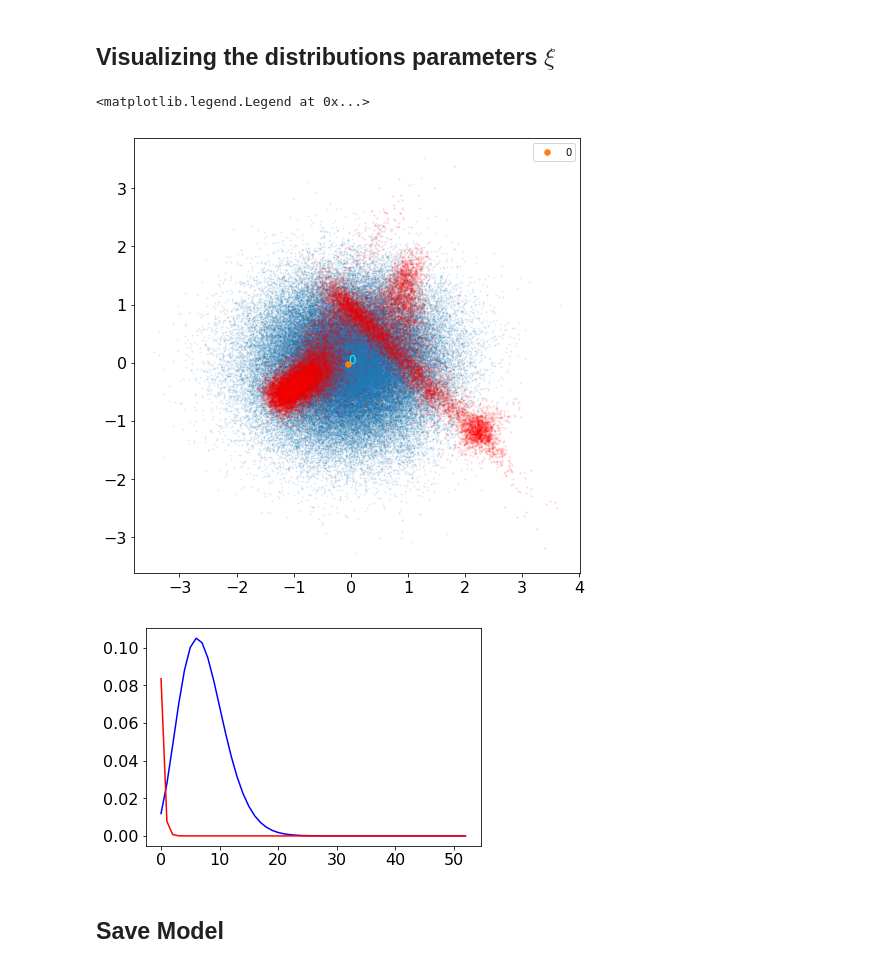
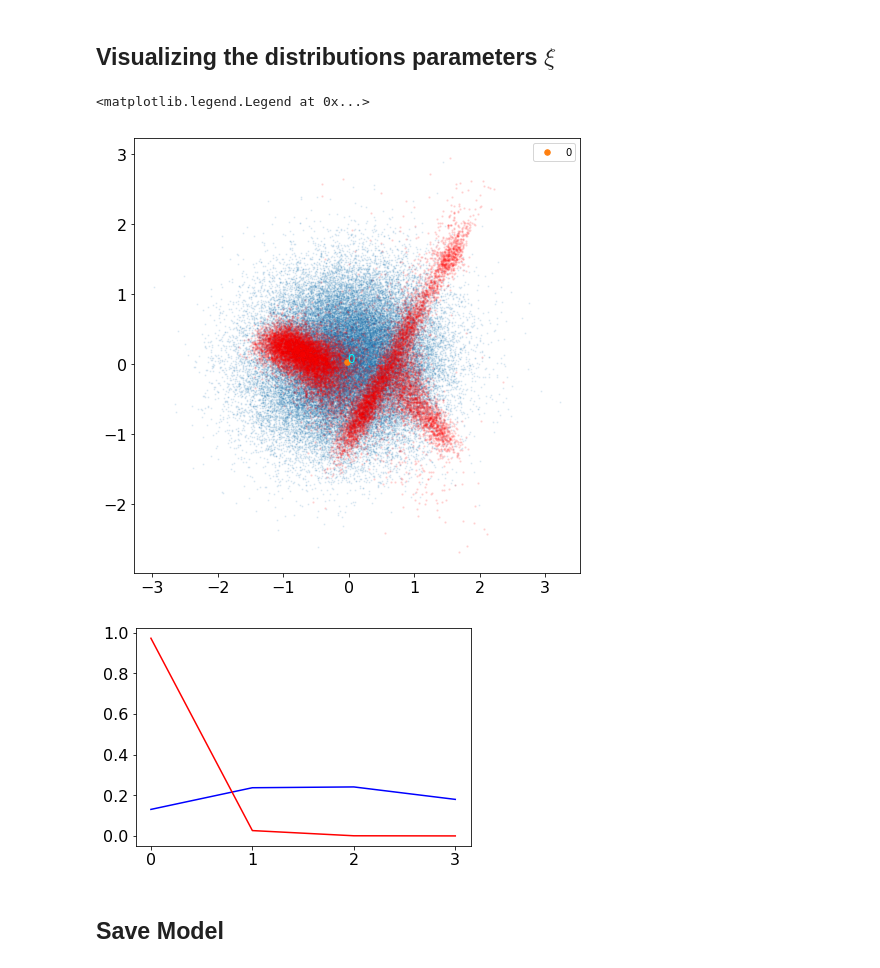
Before and after one commit to broadinstitute/CellBender, a Jupyter notebook: proto/chimera/notebooks/dtm_exploration.ipynb, the cells around one changed output. Drawn from its saved outputs; the diff is of its cells as text; code cells hidden in the pictures.

```diff
--- a/proto/chimera/notebooks/dtm_exploration.ipynb
+++ b/proto/chimera/notebooks/dtm_exploration.ipynb
@@ -114,8 +114,8 @@ WARNING:root:Number of retained genes: 19822
 ## Model, training, and regularization configuration
 # %%
 init_params_dict = {
-    'chimera.alpha_c': 0.0,
-    'chimera.beta_c': 0.5,
+    'chimera.alpha_c': 0.1,
+    'chimera.beta_c': 0.1,
     'fsd.gmm_num_components': 1,
     'fsd.gmm_dirichlet_concentration': 1.0,
     'fsd.gmm_min_weight_per_component': 1e-3,
@@ -130,9 +130,14 @@ init_params_dict = {
     'fsd.xi_posterior_min_scale': 0.0,
     'chimera.enable_hyperparameter_optimization': False,
     'model.n_particles_fingerprint_log_like': 10,
-    "e_hi.init_zeta_scale": 0.1
+    'e_hi.init_zeta_scale': 0.1,
+    'e_hi.zeta_cov_f_norm_constraint': None
 }
 
+guide_spec_dict = {
+    'fsd_xi': 'gaussian',
+    'e_hi': 'gaussian'
+}
 
 fsd_init_params_dict = {
     'fsd_init.min_mu_lo': 0.02,
@@ -232,10 +237,10 @@ slow_params = {
     'fsd_xi_prior_weights_map_k' # fsd xi component weights
 }
 
-n_training_iters = 100_000
+n_training_iters = 20_000
 
-minibatch_genes_per_gene_group = 10
-minibatch_expressing_cells_per_gene = 20
+minibatch_genes_per_gene_group = 20
+minibatch_expressing_cells_per_gene = 10
 minibatch_silent_cells_per_gene = 1
 
 slow_params_lr_reduction_factor = 0.4
@@ -296,7 +302,7 @@ model = DropletTimeMachineModel(
     model_constraint_params_dict=model_constraint_params_dict,
     sc_fingerprint_dtm=sc_fingerprint_dtm,
     fsd_codec=fsd_codec,
-    guide_type='gaussian')
+    guide_spec_dict=guide_spec_dict)
 
 def get_adam_args(
     default_base_lr: float,
@@ -494,5 +541,5 @@ with torch.no_grad():
 # %%
-gene_index = 18000
+gene_index = 6
 
 sampler = PosteriorGeneExpressionSampler(model, device, dtype)
 # expr_dict = sampler.get_gene_expression_posterior_sampling_summary(
@@ -660,0 +713,22 @@ _ = plt.hist(logit_p_zero_e_hi, bins=400)
+# %%
+from pyro_extras import get_log_prob_compl
+
+with torch.no_grad():
+    xi_posterior = fsd_codec.get_sorted_fsd_xi(pyro.param("fsd_xi_posterior_loc_gq"))
+    zero = torch.tensor(0, device=device, dtype=dtype)
+    fsd_params_dict = fsd_codec.decode(xi_posterior)
+
+    # get chimeric and real family size distributions
+    fsd_lo_dist, fsd_hi_dist = fsd_codec.get_fsd_components(fsd_params_dict)
+
+    # extract required quantities from the distributions
+    mu_fsd_lo_g = fsd_lo_dist.mean.squeeze(-1)
+    mu_fsd_hi_g = fsd_hi_dist.mean.squeeze(-1)
+    log_p_unobs_lo_g = fsd_lo_dist.log_prob(zero).squeeze(-1)
+    log_p_unobs_hi_g = fsd_hi_dist.log_prob(zero).squeeze(-1)
+    log_p_obs_lo_g = get_log_prob_compl(log_p_unobs_lo_g)
+    log_p_obs_hi_g = get_log_prob_compl(log_p_unobs_hi_g)
+    p_obs_lo_g = log_p_obs_lo_g.exp()
+    p_obs_hi_g = log_p_obs_hi_g.exp()
+
+plt.scatter(np.arange(sc_fingerprint_dtm.n_genes), p_obs_hi_g.cpu().numpy(), alpha=0.2, s=1)
@@ -664,35 +746,35 @@ _ = plt.hist(logit_p_zero_e_hi, bins=400)
 import pyro.distributions as dist
 from pyro_extras import MixtureDistribution
 from sklearn.decomposition import PCA
 
-n_prior_samples = 100_000
+n_prior_samples = 50_000
 
 with torch.no_grad():
     xi_posterior = fsd_codec.get_sorted_fsd_xi(pyro.param("fsd_xi_posterior_loc_gq")).detach().cpu().numpy()
 
     fsd_xi_prior_locs = fsd_codec.get_sorted_fsd_xi(pyro.param("fsd_xi_prior_locs_kq"))
     fsd_xi_prior_scales = pyro.param("fsd_xi_prior_scales_kq")
     fsd_xi_prior_dist = model._get_fsd_xi_prior_dist(fsd_xi_prior_locs, fsd_xi_prior_scales)
     xi_prior = fsd_xi_prior_dist.sample((n_prior_samples,)).cpu().numpy()
 
 
 pca = PCA(n_components=2)
 xi_prior_pca_fit = pca.fit(xi_posterior)
 xi_prior_pca = xi_prior_pca_fit.transform(xi_prior)
 xi_posterior_pca = xi_prior_pca_fit.transform(xi_posterior)
 xi_prior_locs_pca = xi_prior_pca_fit.transform(pyro.param("fsd_xi_prior_locs_kq").detach().cpu().numpy())
 
 
 fig = plt.figure(figsize=(8, 8))
 plt.scatter(xi_prior_pca[:, 0], xi_prior_pca[:, 1], alpha=0.1, s=1)
 plt.scatter(xi_posterior_pca[:, 0], xi_posterior_pca[:, 1], alpha=0.1, s=2, color='red')
 for j in range(model.fsd_gmm_num_components):
     plt.scatter(xi_prior_locs_pca[j, 0], xi_prior_locs_pca[j, 1], s=30, marker='o', label=str(j))
     plt.text(xi_prior_locs_pca[j, 0], xi_prior_locs_pca[j, 1], str(j), color='cyan', size=12)
 plt.legend()
 # %% [output]
 <matplotlib.legend.Legend at 0x...>
-[figure, old version]
+[figure, new version]
 # %%
 fig = plt.figure()
 
@@ -701,14 +783,15 @@ for fsd_gmm_comp_idx in range(1):
     dist_lo, dist_hi = fsd_codec.get_fsd_components(fsd_codec.decode(fsd_xi), None)
     max_fs = sc_fingerprint_dtm.max_family_size + 1
 
-    p_hi = dist_hi.log_prob(torch.arange(1, max_fs).float().cuda()).detach().cpu().exp().numpy().flatten()
-    p_lo = dist_lo.log_prob(torch.arange(1, max_fs).float().cuda()).detach().cpu().exp().numpy().flatten()
+    p_hi = dist_hi.log_prob(torch.arange(0, max_fs / 5).float().cuda()).detach().cpu().exp().numpy().flatten()
+    p_lo = dist_lo.log_prob(torch.arange(0, max_fs / 5).float().cuda()).detach().cpu().exp().numpy().flatten()
     plt.plot(p_hi, color='blue')
     plt.plot(p_lo, color='red')
+#     plt.yscale('log')
     # plt.plot(p_hi, color='blue', alpha=np.sqrt(pyro.param("fsd_xi_prior_weights_map_k")[fsd_gmm_comp_idx].item()))
     # plt.plot(p_lo, color='red', alpha=np.sqrt(pyro.param("fsd_xi_prior_weights_map_k")[fsd_gmm_comp_idx].item()))
 # %% [output]
-[figure, old version]
+[figure, new version]
 # %% [markdown]
 ## Save Model
 # %%
```
Also changed, not shown: parts of 20 cells of this notebook, 1 other file.
